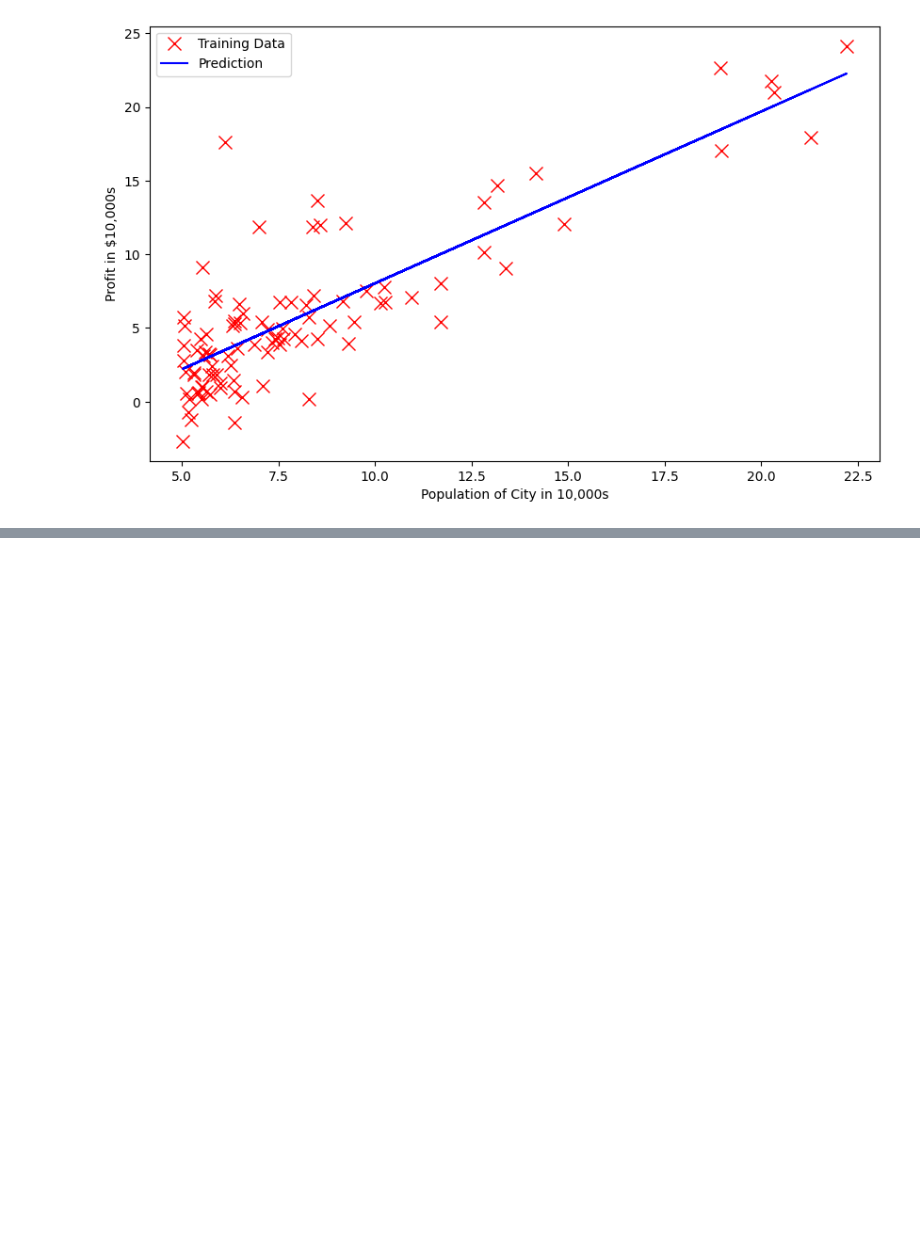
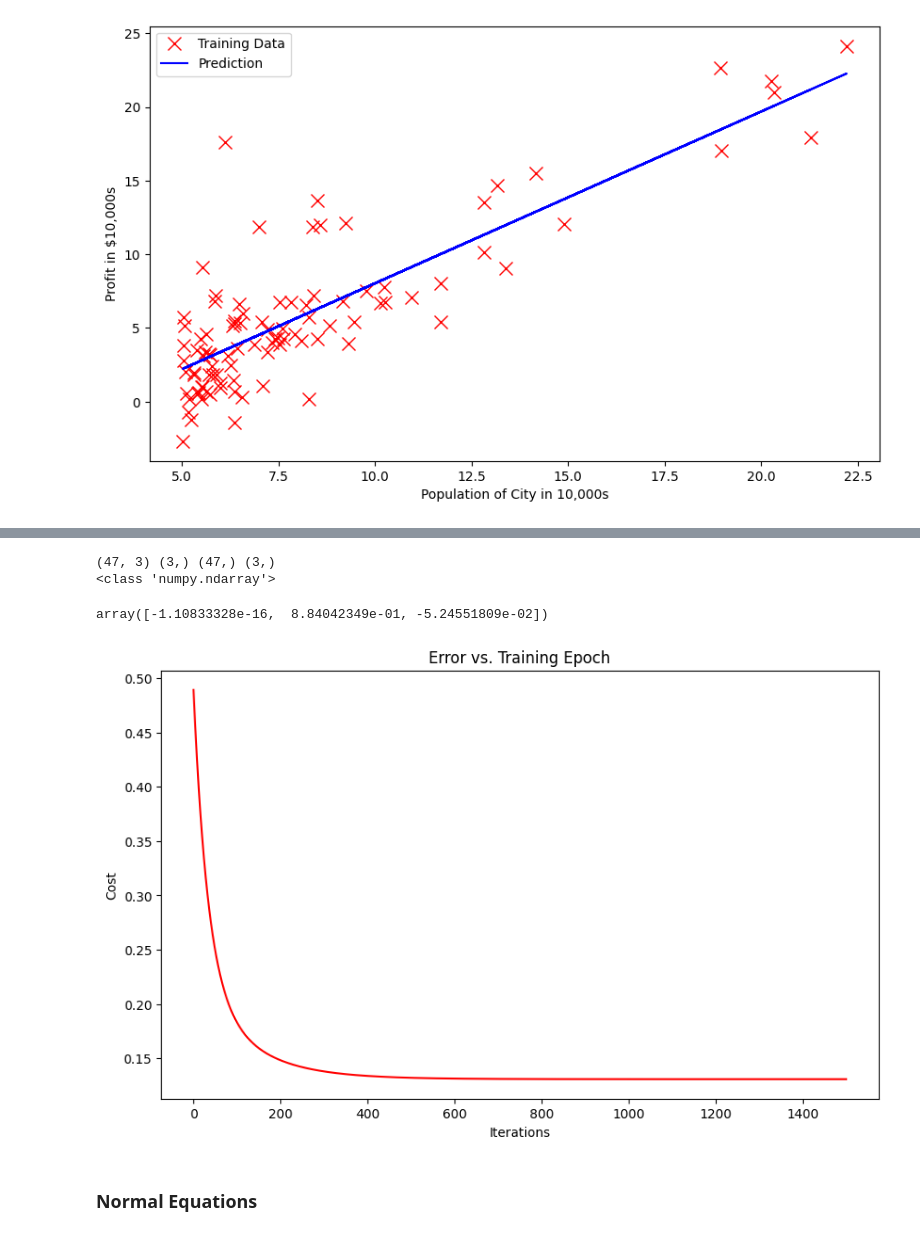
Before and after one commit to MiyamaRemi/Machine-Learning-ex, a Jupyter notebook: ex1/ex1.ipynb, the cells around one changed output, grey strips where cells are left out. Drawn from its saved outputs; the diff is of its cells as text; code cells hidden in the pictures; blank space fills up the shorter version.

```diff
--- a/ex1/ex1.ipynb
+++ b/ex1/ex1.ipynb
@@ -134,0 +186,3 @@ plt.show()
+# %%
+data2 = (data2 - data2.mean()) / data2.std()
+data2.head()
@@ -134,0 +198,3 @@ plt.show()
+# %%
+data2.insert(0, 'Ones', 1)
+data2.head()
@@ -134,0 +208,28 @@ plt.show()
+# %%
+X2 = np.array(data2.iloc[:,:-1])
+y2 = np.array(data2.iloc[:,-1])
+
+theta2 = np.zeros(X2.shape[1])
+
+# Data information
+print(X2.shape, theta2.shape, y2.shape, theta2.T.shape)
+print(type(X2))
+# %% [output]
+(47, 3) (3,) (47,) (3,)
+<class 'numpy.ndarray'>
+# %%
+theta2, cost_data2 = gradientDescent(X2, y2, theta2, alpha, iterations)
+theta2
+# %% [output]
+array([-1.10833328e-16,  8.84042349e-01, -5.24551809e-02])
+# %%
+plt.figure(figsize=(10, 6))
+plt.plot(np.arange(iterations), cost_data2, 'r')
+plt.xlabel('Iterations')
+plt.ylabel('Cost')
+plt.title('Error vs. Training Epoch')
+plt.show()
+# %% [output]
+[figure, added]
+# %% [markdown]
+### Normal Equations
```
Also changed, not shown: parts of 19 cells of this notebook.
